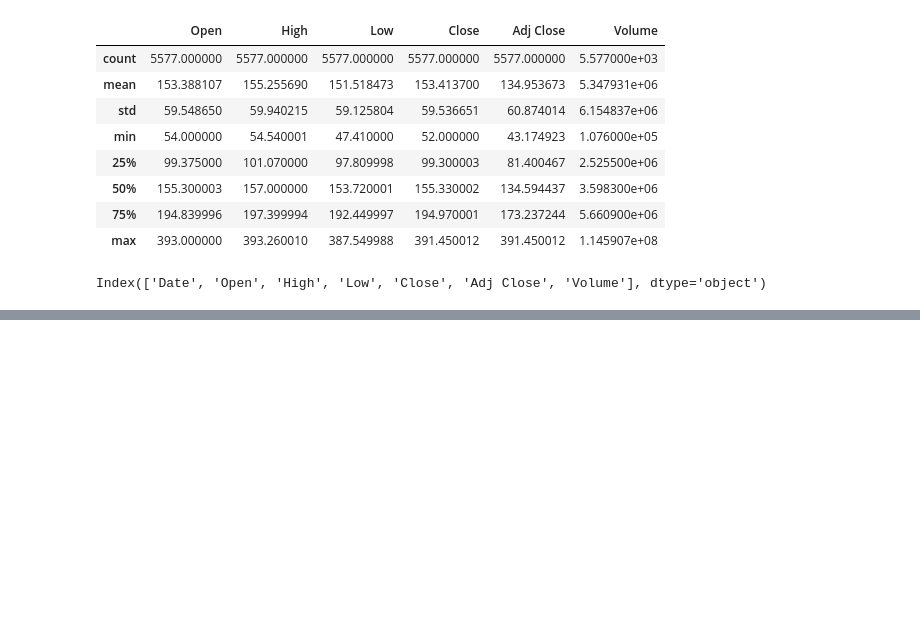
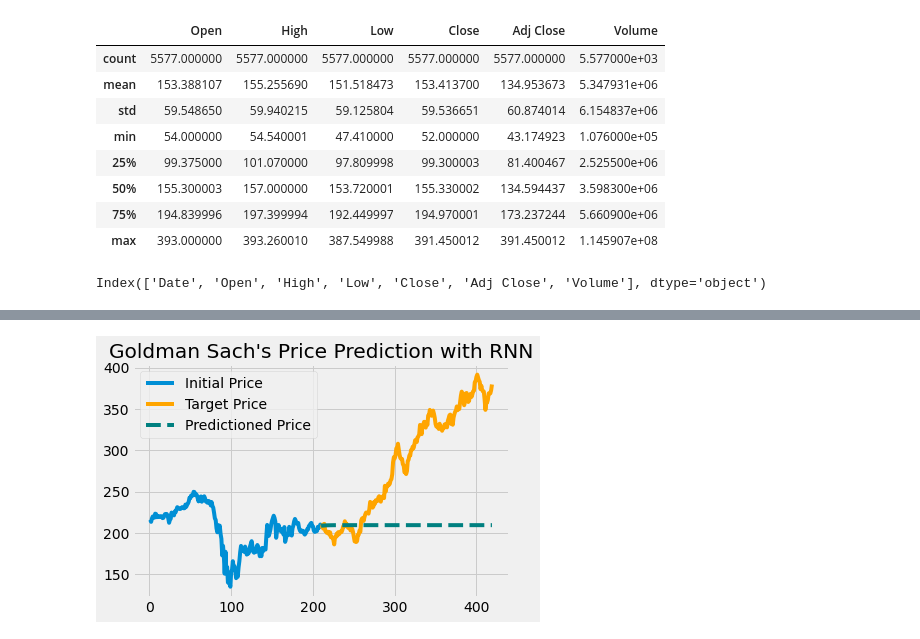
Before and after one commit to HyosikMoon/Coursera, a Jupyter notebook: Machine_Learning/Course6_Time_Series_and_Survival_Analysis/Proj/Untitled.ipynb, the cells around one changed output, grey strips where cells are left out. Saved outputs shown, nothing was run; the diff lists cells and outputs as text; code cells hidden in the pictures; blank space fills up the shorter version.

```diff
--- a/Machine_Learning/Course6_Time_Series_and_Survival_Analysis/Proj/Untitled.ipynb
+++ b/Machine_Learning/Course6_Time_Series_and_Survival_Analysis/Proj/Untitled.ipynb
@@ -26,0 +288,4 @@ del_cols.remove('Date')
+# %%
+predict_and_plot(test_X_init, test_y, rnn_model, "Goldman Sach's Price Prediction with RNN")
+# %% [output]
+[figure, added]
```
Also changed, not shown: parts of 50 cells of this notebook, 15 other files.
